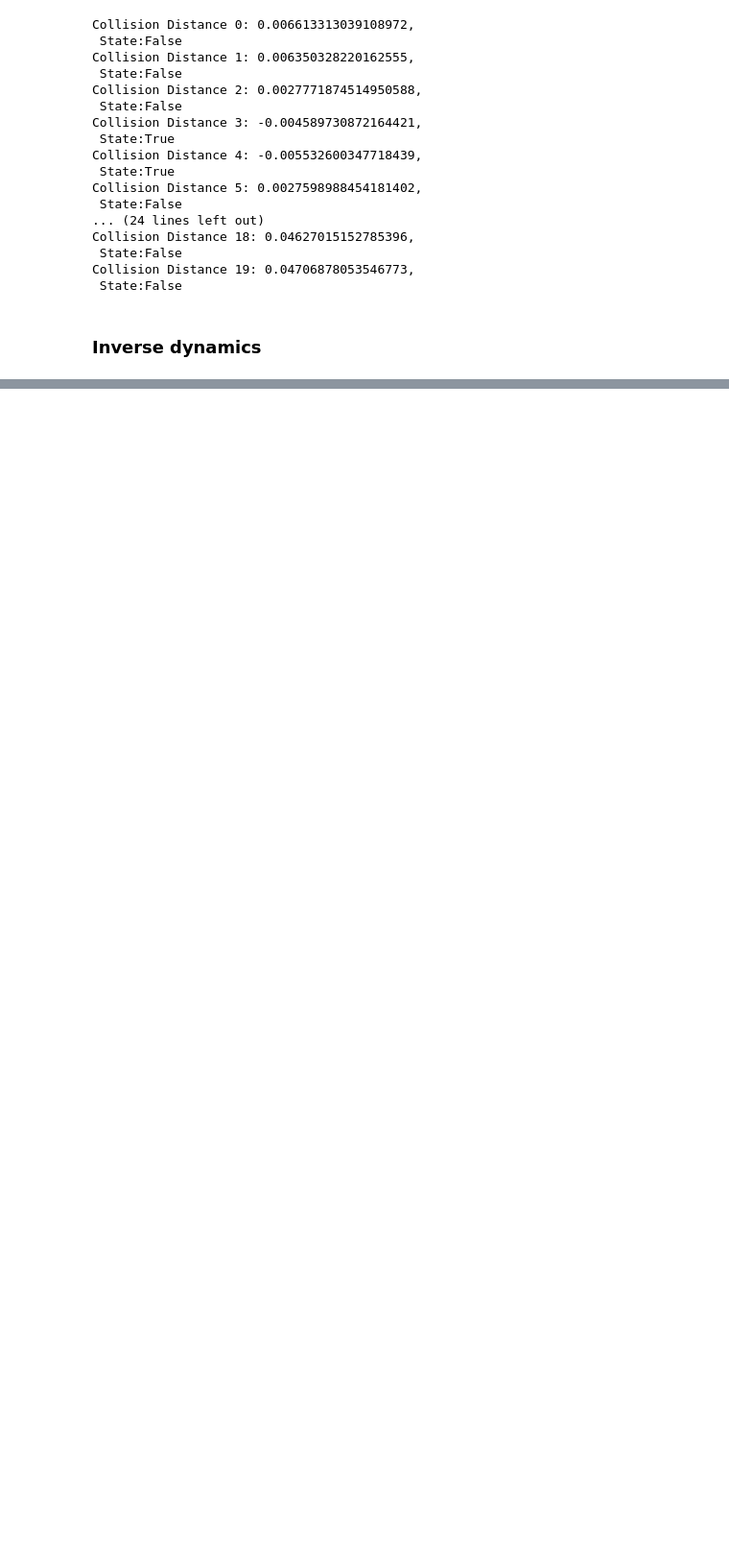
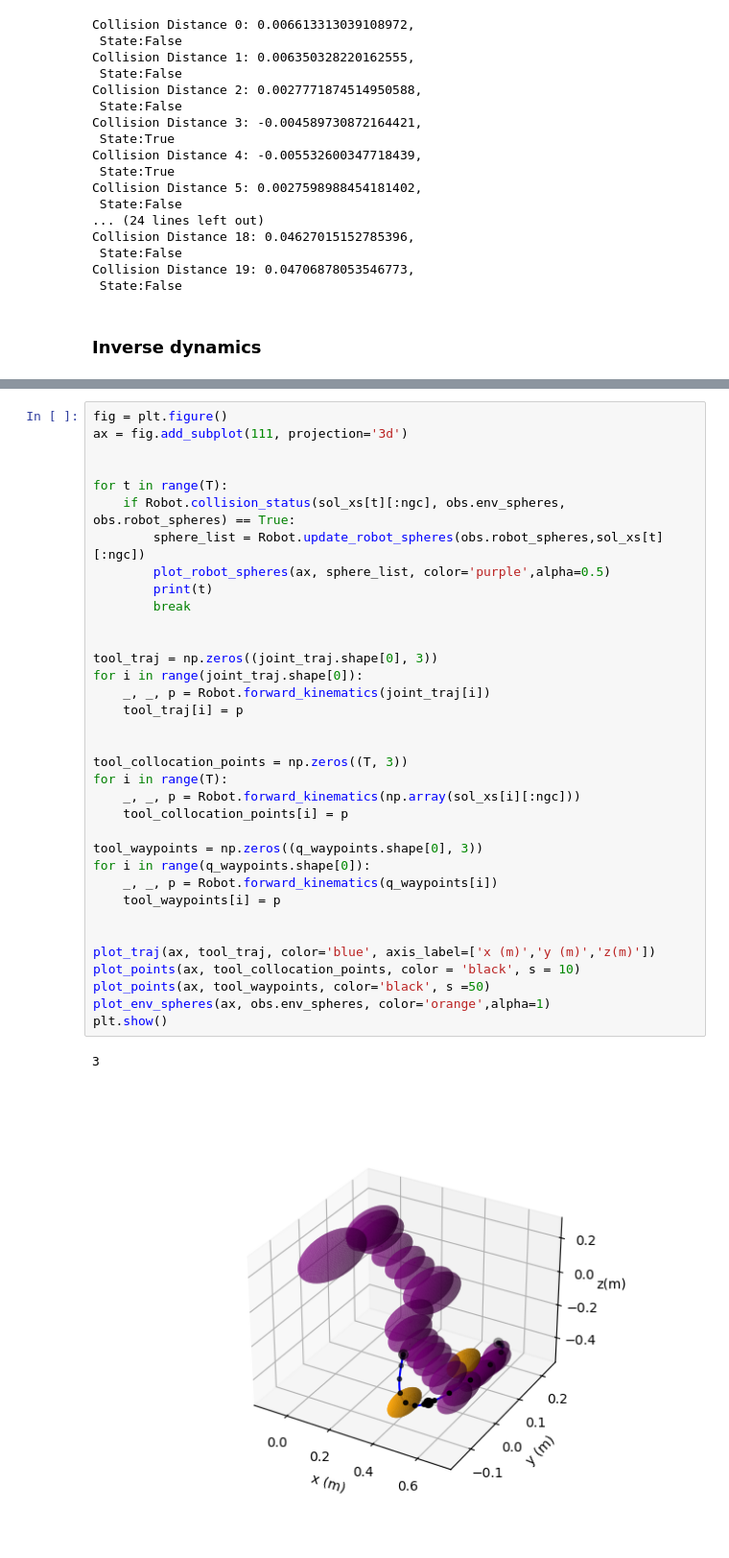
Before and after one commit to AmireuxOuO/Constrained_Kinodynamic_Trajectory_Optimization, a Jupyter notebook: UR5_Collocation.ipynb, the cells around one changed output, grey strips where cells are left out. Shown: that part at 96% size. Saved outputs shown, nothing was run; the diff lists cells and outputs as text; blank space fills up the shorter version.

```diff
--- a/UR5_Collocation.ipynb
+++ b/UR5_Collocation.ipynb
@@ -255,0 +298,38 @@ plt.show()
+# %%
+fig = plt.figure()
+ax = fig.add_subplot(111, projection='3d')
+
+
+for t in range(T):
+    if Robot.collision_status(sol_xs[t][:ngc], obs.env_spheres, obs.robot_spheres) == True:
+        sphere_list = Robot.update_robot_spheres(obs.robot_spheres,sol_xs[t][:ngc])
+        plot_robot_spheres(ax, sphere_list, color='purple',alpha=0.5)
+        print(t)
+        break
+
+
+tool_traj = np.zeros((joint_traj.shape[0], 3))
+for i in range(joint_traj.shape[0]):
+    _, _, p = Robot.forward_kinematics(joint_traj[i])
+    tool_traj[i] = p
+
+
+tool_collocation_points = np.zeros((T, 3))
+for i in range(T):
+    _, _, p = Robot.forward_kinematics(np.array(sol_xs[i][:ngc]))
+    tool_collocation_points[i] = p
+
+tool_waypoints = np.zeros((q_waypoints.shape[0], 3))
+for i in range(q_waypoints.shape[0]):
+    _, _, p = Robot.forward_kinematics(q_waypoints[i])
+    tool_waypoints[i] = p
+
+
+plot_traj(ax, tool_traj, color='blue', axis_label=['x (m)','y (m)','z(m)'])
+plot_points(ax, tool_collocation_points, color = 'black', s = 10)
+plot_points(ax, tool_waypoints, color='black', s =50)
+plot_env_spheres(ax, obs.env_spheres, color='orange',alpha=1)
+plt.show()
+# %% [output]
+3
+[figure, added]
```
Also changed, not shown: parts of 4 cells of this notebook, 3 other files.
